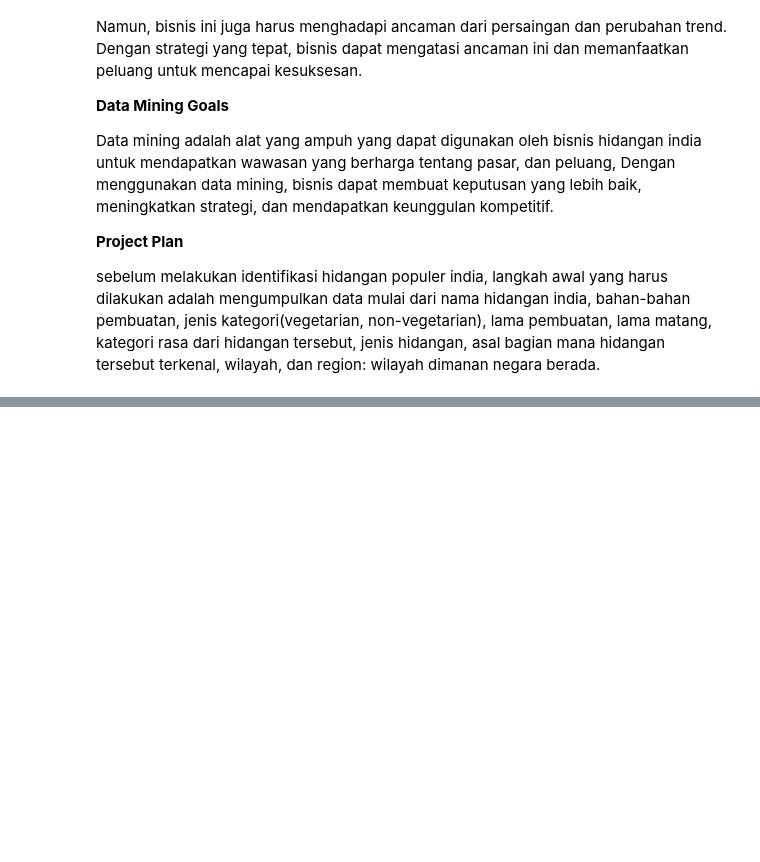
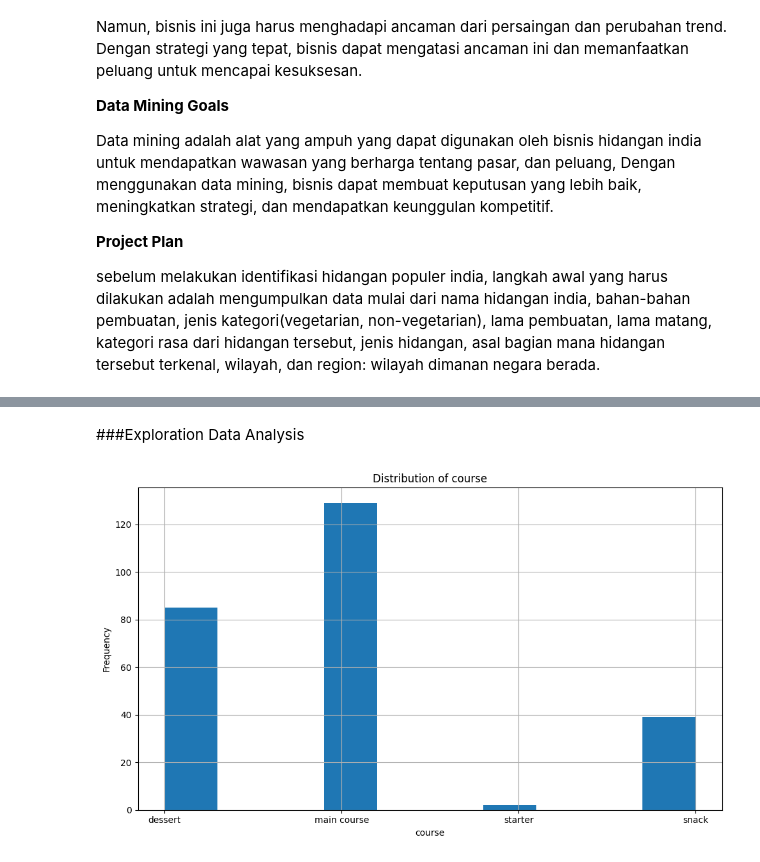
Before and after one commit to harrychandraa/harrychandraa, a Jupyter notebook: Chekpoint(1)_Bussines_Understanding.ipynb, the cells around one changed output, grey strips where cells are left out. Saved outputs shown, nothing was run; the diff lists cells and outputs as text; code cells hidden in the pictures; blank space fills up the shorter version.

```diff
--- a/Chekpoint(1)_Bussines_Understanding.ipynb
+++ b/Chekpoint(1)_Bussines_Understanding.ipynb
@@ -22,0 +34,2 @@ sebelum melakukan identifikasi hidangan populer india, langkah awal yang harus d
+# %%
+df = pd.read_csv("indian_food.csv")
@@ -22,0 +170,20 @@ sebelum melakukan identifikasi hidangan populer india, langkah awal yang harus d
+# %% [markdown]
+###Exploration Data Analysis
+# %%
+column_name = "course"
+
+# Create the distribution plot
+plt.figure(figsize=(10, 6))
+plt.hist(df[column_name])
+
+# Add labels and title
+plt.xlabel(column_name)
+plt.ylabel("Frequency")
+plt.title(f"Distribution of {column_name}")
+
+# Show the plot
+plt.grid(True)
+plt.tight_layout()
+plt.show()
+# %% [output]
+[figure, added]
```
Also changed, not shown: parts of 30 cells of this notebook.
